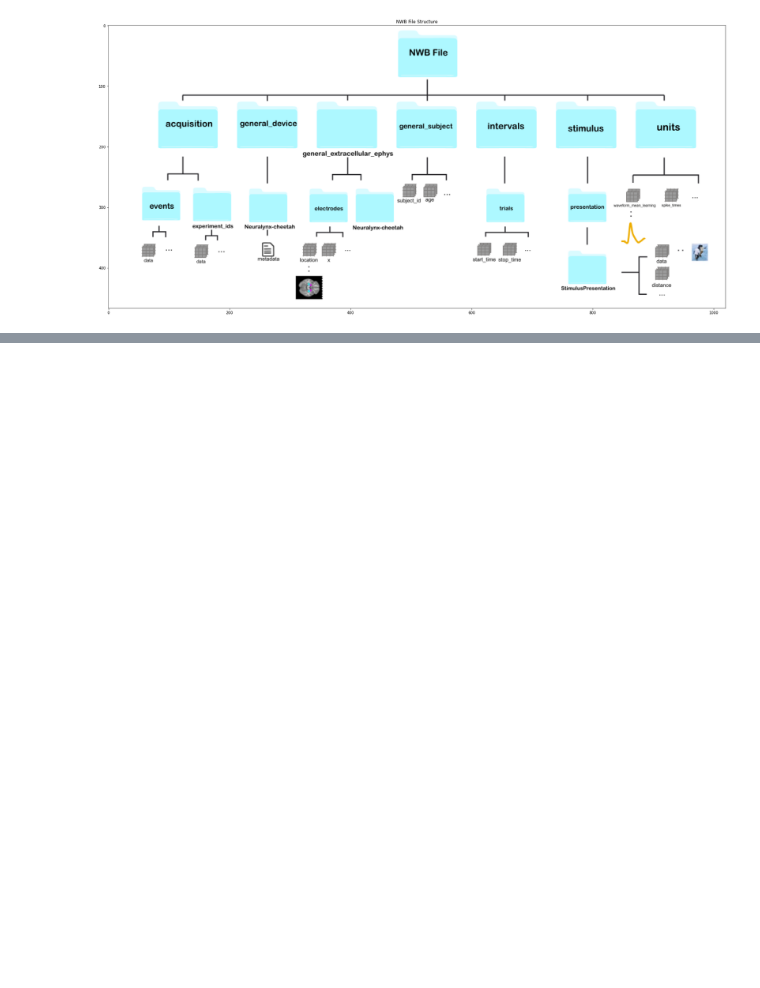
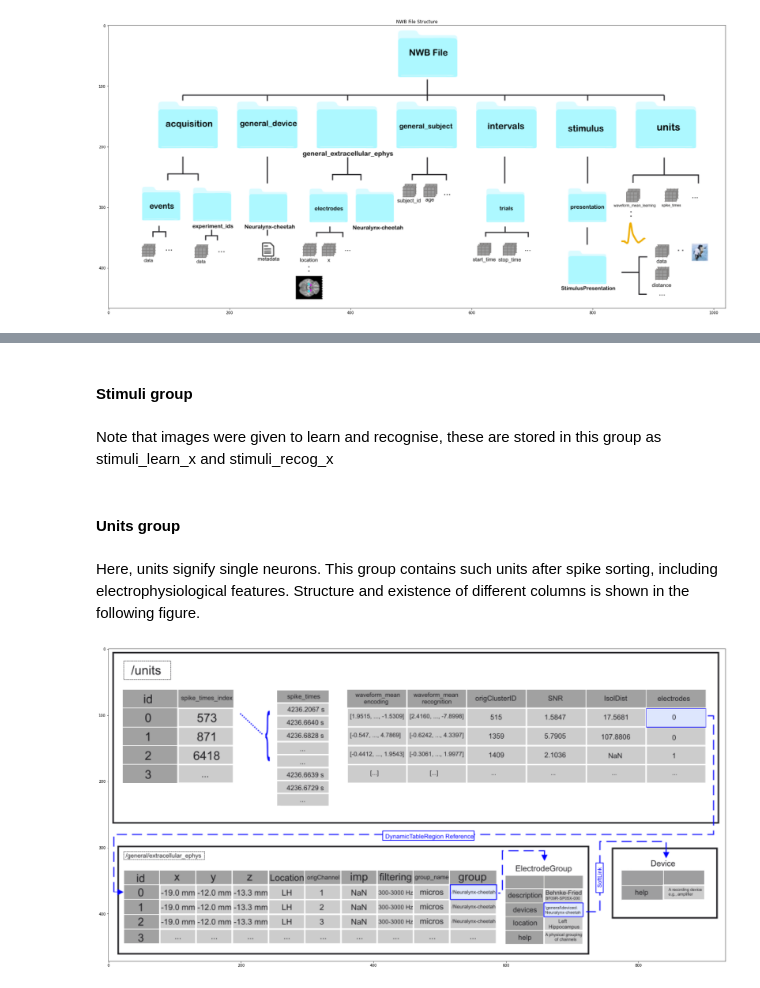
Before and after one commit to abhineet99/NWB-data, a Jupyter notebook: data_analysis.ipynb, the cells around one changed output, grey strips where cells are left out. Cells and saved outputs as stored; diff of their text form; code cells hidden in the pictures; blank space fills up the shorter version.

Commit message:
structure analysis complete

```diff
--- a/data_analysis.ipynb
+++ b/data_analysis.ipynb
@@ -167,0 +195,15 @@ plt.show()
+# %% [markdown]
+#### Stimuli group
+# %% [markdown]
+Note that images were given to learn and recognise, these are stored in this group as stimuli_learn_x and stimuli_recog_x
+# %% [markdown]
+#### Units group
+# %% [markdown]
+Here, units signify single neurons. This group contains such units after spike sorting, including electrophysiological features. Structure and existence of different columns is shown in the following figure.
+# %%
+TTLS_image=cv2.imread("pictures/units.png")
+plt.figure(figsize=(30,20))
+plt.imshow(TTLS_image)
+plt.show()
+# %% [output]
+[figure, added]
```
Also changed, not shown: parts of 10 cells of this notebook, 3 other files.
